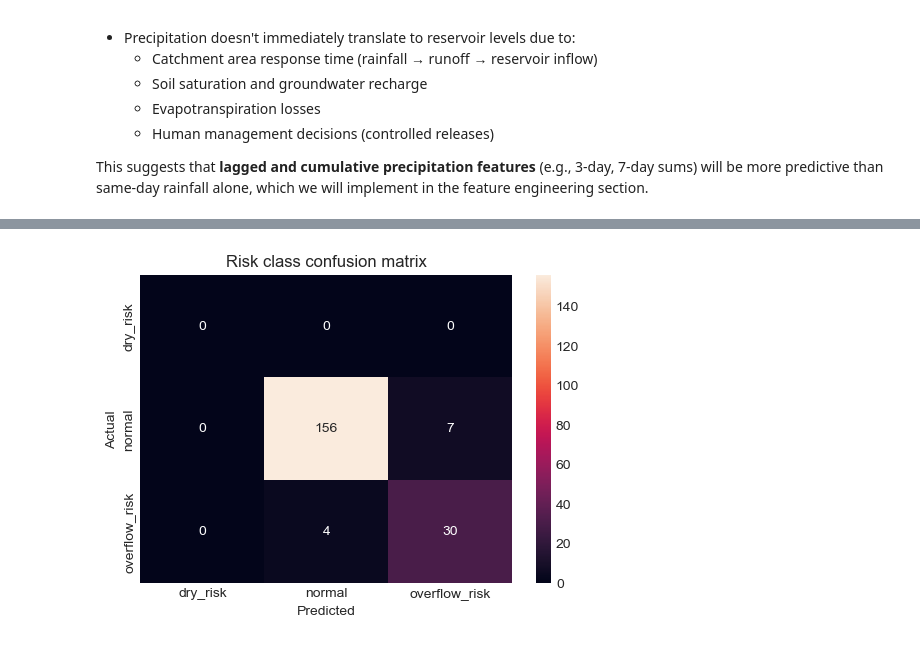
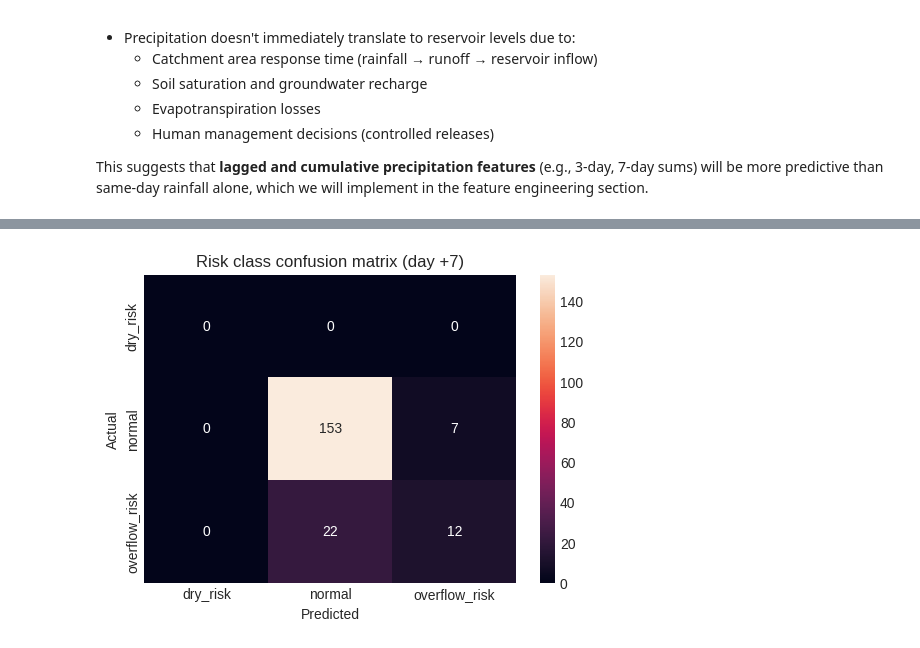
Before and after one commit to diogotvf7/feup-sci, a Jupyter notebook: ml/notebooks/data_preparation.ipynb, the cells around one changed output, grey strips where cells are left out. Saved outputs shown, nothing was run; the diff lists cells and outputs as text; code cells hidden in the pictures.

```diff
--- a/ml/notebooks/data_preparation.ipynb
+++ b/ml/notebooks/data_preparation.ipynb
@@ -606,14 +670,20 @@ The model uses:
 # %%
 model = RandomForestRegressor(
-    n_estimators=200,
+    n_estimators=400,
     random_state=42,
     n_jobs=-1,
 )
 
-model.fit(X_train, y_train)
+model.fit(X_train, Y_train)
 
 y_pred = model.predict(X_test)
-model_mae = mean_absolute_error(y_test, y_pred)
+y_pred_df = pd.DataFrame(y_pred, columns=target_cols, index=Y_test.index)
 
-print("MAE (percentage points):", model_mae)
+mae_per_horizon = pd.Series(
+    {col: mean_absolute_error(Y_test[col], y_pred_df[col]) for col in target_cols}
+)
+model_mae = mae_per_horizon.mean()
+
+print("Mean MAE across horizons:", model_mae)
+mae_per_horizon
 # %% [output]
@@ -733,4 +793,7 @@ Below, we convert both actual and predicted volumes into risk categories and eva
 # %%
+risk_eval_horizon = FORECAST_HORIZON_DAYS
+
+
 def classify(volume):
     if volume < 20:
         return "dry_risk"
@@ -739,13 +802,13 @@ def classify(volume):
     else:
         return "normal"
 
-df_results = df_model.iloc[split_index:].copy()
 
-df_results["y_true"] = y_test.values
-df_results["y_pred"] = y_pred
+df_results = df_model.iloc[date_split_index:].copy()
+df_results["y_true"] = Y_test[f"target_volume_d{risk_eval_horizon}"].values
+df_results["y_pred"] = y_pred_df[f"target_volume_d{risk_eval_horizon}"].values
 
 df_results["risk_true"] = df_results["y_true"].apply(classify)
 df_results["risk_pred"] = df_results["y_pred"].apply(classify)
 
-df_results
+df_results[["date", "y_true", "y_pred", "risk_true", "risk_pred"]].head()
 # %% [output]
@@ -794,18 +834,18 @@ This visualization helps identify if the model is reliable enough for real-world
 # %%
 from sklearn.metrics import confusion_matrix
 import seaborn as sns
 import matplotlib.pyplot as plt
 
 cm = confusion_matrix(df_results["risk_true"], df_results["risk_pred"],
                       labels=["dry_risk", "normal", "overflow_risk"])
 
 plt.figure(figsize=(6,4))
 sns.heatmap(cm, annot=True, fmt="d",
             xticklabels=["dry_risk", "normal", "overflow_risk"],
             yticklabels=["dry_risk", "normal", "overflow_risk"])
-plt.title("Risk class confusion matrix")
+plt.title(f"Risk class confusion matrix (day +{risk_eval_horizon})")
 plt.xlabel("Predicted")
 plt.ylabel("Actual")
 plt.show()
 # %% [output]
-[figure, old version]
+[figure, new version]
```
Also changed, not shown: parts of 27 cells of this notebook, 1 other file.
